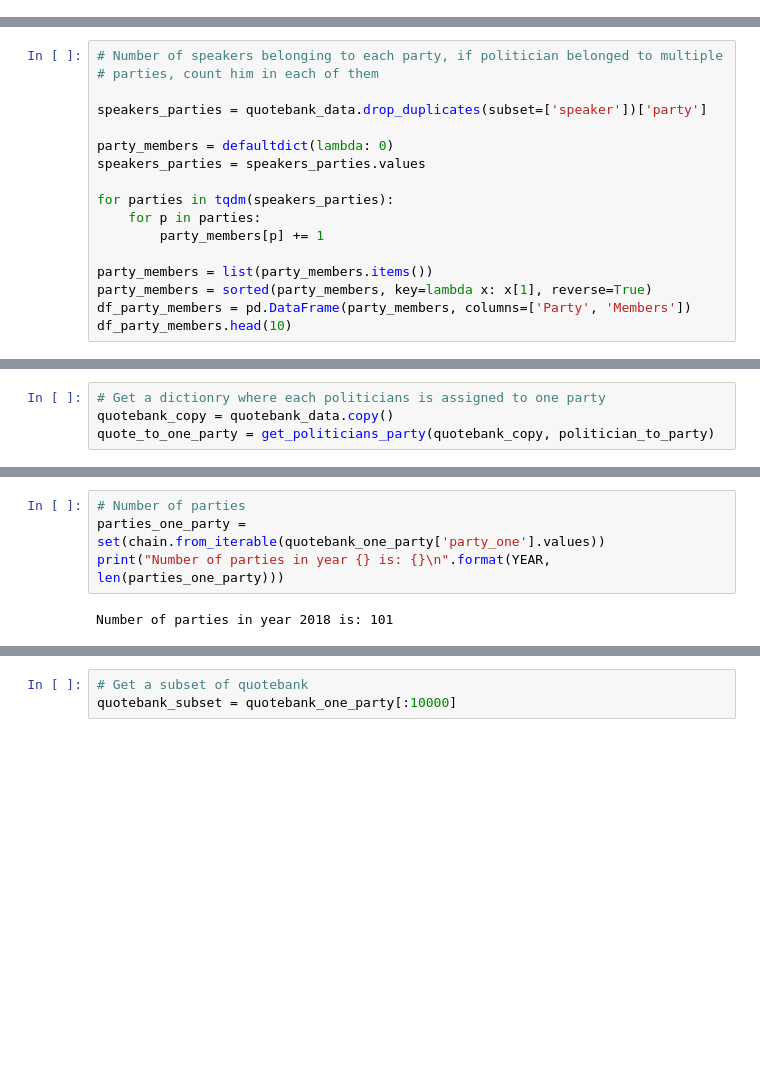
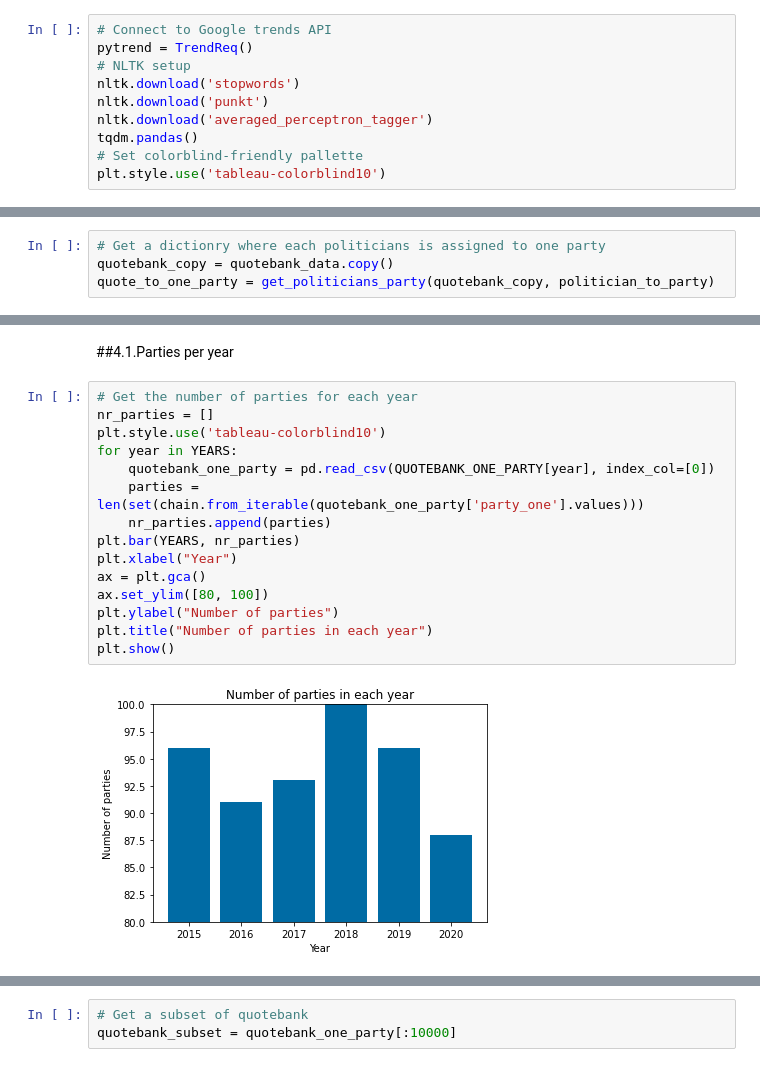
Before and after one commit to epfl-ada/ada-2021-project-acmu, a Jupyter notebook: project_notebook.ipynb, the cells around one changed output, grey strips where cells are left out. Drawn from its saved outputs; the diff is of its cells as text; blank space fills up the shorter version.

```diff
--- a/project_notebook.ipynb
+++ b/project_notebook.ipynb
@@ -78,0 +96,10 @@ from qwikidata.linked_data_interface import get_entity_dict_from_api
+# %%
+# Connect to Google trends API
+pytrend = TrendReq()
+# NLTK setup
+nltk.download('stopwords')
+nltk.download('punkt')
+nltk.download('averaged_perceptron_tagger')
+tqdm.pandas()
+# Set colorblind-friendly pallette
+plt.style.use('tableau-colorblind10')
@@ -821,17 +768,0 @@ df_quotes_by_politician.head(5)
-# %%
-# Number of speakers belonging to each party, if politician belonged to multiple
-# parties, count him in each of them
-
-speakers_parties = quotebank_data.drop_duplicates(subset=['speaker'])['party']
-
-party_members = defaultdict(lambda: 0)
-speakers_parties = speakers_parties.values
-
-for parties in tqdm(speakers_parties):
-    for p in parties:
-        party_members[p] += 1
-
-party_members = list(party_members.items())
-party_members = sorted(party_members, key=lambda x: x[1], reverse=True)
-df_party_members = pd.DataFrame(party_members, columns=['Party', 'Members'])
-df_party_members.head(10)
@@ -901,6 +856,19 @@ quotebank_one_party.head()
-# %%
-# Number of parties
-parties_one_party = set(chain.from_iterable(quotebank_one_party['party_one'].values))
-print("Number of parties in year {} is: {}\n".format(YEAR, len(parties_one_party)))
-# %% [output]
-Number of parties in year 2018 is: 101
+# %% [markdown]
+##4.1.Parties per year
+# %%
+# Get the number of parties for each year
+nr_parties = []
+plt.style.use('tableau-colorblind10')
+for year in YEARS:
+    quotebank_one_party = pd.read_csv(QUOTEBANK_ONE_PARTY[year], index_col=[0])
+    parties = len(set(chain.from_iterable(quotebank_one_party['party_one'].values)))
+    nr_parties.append(parties)
+plt.bar(YEARS, nr_parties)
+plt.xlabel("Year")
+ax = plt.gca()
+ax.set_ylim([80, 100])
+plt.ylabel("Number of parties")
+plt.title("Number of parties in each year")
+plt.show()
+# %% [output]
+[figure, added]
```
Also changed, not shown: parts of 116 cells of this notebook, 3 other files.
